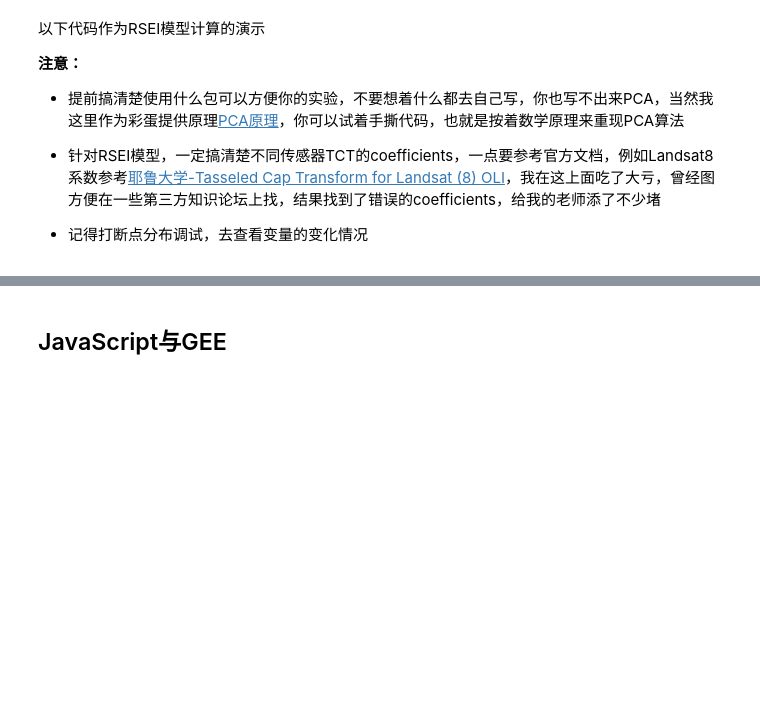
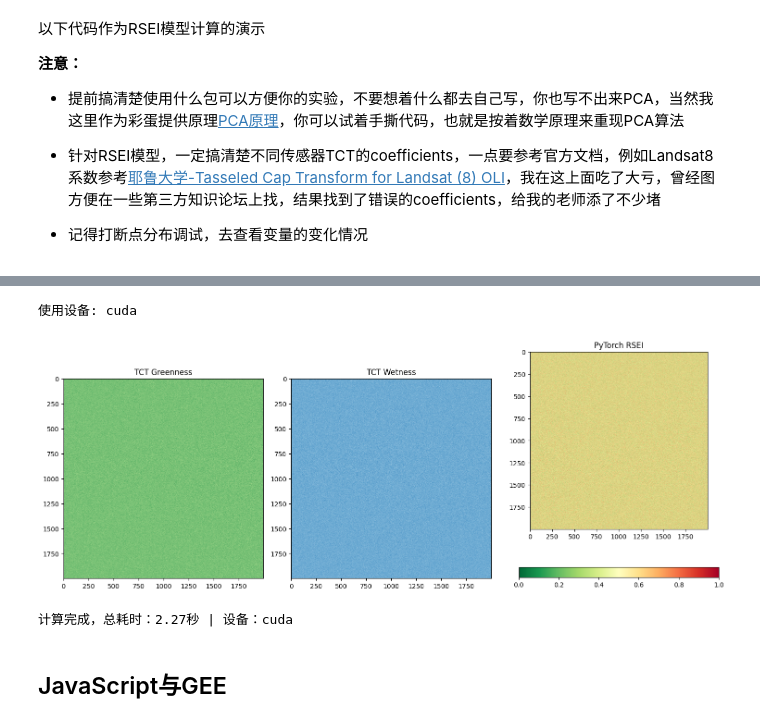
Before and after one commit to OliverJacksonZht/RemoteSensing-Coding-Review, a Jupyter notebook: 笔记.ipynb, the cells around one changed output, grey strips where cells are left out. Cells and saved outputs as stored; diff of their text form; code cells hidden in the pictures; blank space fills up the shorter version.

```diff
--- a/笔记.ipynb
+++ b/笔记.ipynb
@@ -2891,3 +2906,83 @@ print('计算完成')
+# %%
+import torch
+import time
+import numpy as np
+import matplotlib.pyplot as plt
+
+torch.cuda.empty_cache()
+
+# 检查GPU是否可用（这里强调必须是英伟达的显卡而非AMD，AMD得使用OpenCL的一些社区支持才能用CUDA，这个我没有了解过）
+device = torch.device("cuda" if torch.cuda.is_available() else "cpu")
+print(f"使用设备: {device}")
+
+
+time_start = time.time()
+lo_we = 2000
+
+# 随机数据（直接在GPU创建）
+data = torch.rand((lo_we, lo_we, 7), device=device, dtype=torch.float32)  # 1000x1000x7
+
+# 缨帽系数（GPU张量）
+tct_coefficients = {
+    'brightness': torch.tensor([0.3029, 0.2786, 0.4733, 0.5599, 0.5080, 0.1872], device=device),
+    'greenness': torch.tensor([-0.2941, -0.2430, -0.5424, 0.7276, 0.0713, -0.1608], device=device),
+    'wetness': torch.tensor([0.1511, 0.1973, 0.3283, 0.3407, -0.7117, -0.4559], device=device)
+}
+
+# 3. 提取前6波段（B2-B7）
+bands_tct = data[..., :6]
+
+# 4. 缨帽变换（GPU）
+brightness = (bands_tct * tct_coefficients['brightness']).sum(dim=2)
+greenness = (bands_tct * tct_coefficients['greenness']).sum(dim=2)
+wetness = (bands_tct * tct_coefficients['wetness']).sum(dim=2)
+
+# 5. 干度指数（GPU）
+dryness = (bands_tct[...,4] - bands_tct[...,3]) / (bands_tct[...,4] + bands_tct[...,3] + 1e-10)
+
+# 6. 温度数据（GPU）
+lst = data[...,6] * 40 + 280  # 反归一化到280-320K
+
+# 7. 数据标准化，这个没有现成的方法，反正我不知道有没有，那就自己手算一下标准化，很简单的
+def gpu_minmax_scale(tensor):
+    t_min = tensor.min()
+    t_max = tensor.max()
+    return (tensor - t_min) / (t_max - t_min)
+
+greenness_norm = gpu_minmax_scale(greenness).view(-1, 1)
+wetness_norm = gpu_minmax_scale(wetness).view(-1, 1)
+dryness_norm = gpu_minmax_scale(dryness).view(-1, 1)
+lst_norm = gpu_minmax_scale(lst).view(-1, 1)
+
+# 合并指标并转置为[样本数, 特征数]
+indicators = torch.cat([greenness_norm, wetness_norm, dryness_norm, lst_norm], dim=1)
+
+# 手动PCA，这个是基于SVD分解，这部分我还没有学会，因为好像我还不知道有没有cuda支持的PCA方法，所以这部分其实是GPT提示我用SVD来替代PCA，我并没有研究用法，就是按照它的提示来的，不过你要知道这PCA和SVD数学原理其实是不一样的，虽然都是完成数据主要特征提取
+mean = torch.mean(indicators, dim=0)
+X_centered = indicators - mean
+U, S, V = torch.linalg.svd(X_centered, full_matrices=False)
+rsei = (X_centered @ V[:, :1]).view(lo_we, lo_we)
+
+# 10. 最终归一化
+rsei_norm = (rsei - rsei.min()) / (rsei.max() - rsei.min())
+
+# 11. 可视化（这个要传回CPU）
+plt.figure(figsize=(15,6))
+plt.subplot(131), plt.imshow(greenness.cpu(), cmap='YlGn'), plt.title('TCT Greenness')
+plt.subplot(132), plt.imshow(wetness.cpu(), cmap='Blues'), plt.title('TCT Wetness')
+plt.subplot(133), plt.imshow(rsei_norm.cpu(), cmap='RdYlGn_r'), plt.title('PyTorch RSEI')
+plt.colorbar(orientation='horizontal'), plt.tight_layout(), plt.show()
+
+# 计时
+useage = time.time() - time_start
+print(f'计算完成，总耗时：{useage:.2f}秒 | 设备：{device}')
+
+#因为我没写成一共完整的函数，所以得手动清空一下显存
+torch.cuda.empty_cache()
+# %% [output]
+使用设备: cuda
+[figure, added]
+计算完成，总耗时：2.27秒 | 设备：cuda
 # %% [markdown]
 ## JavaScript与GEE
 # %% [markdown]
```
Also changed, not shown: parts of 2 cells of this notebook.
